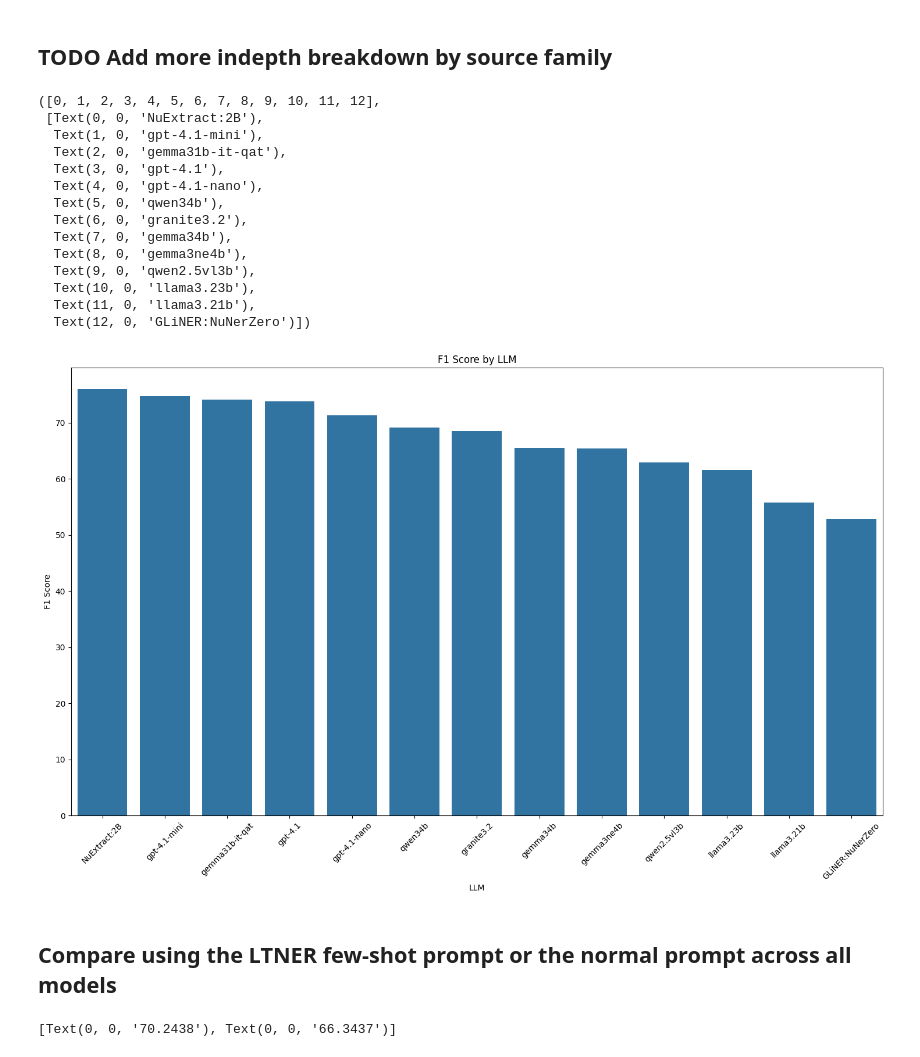
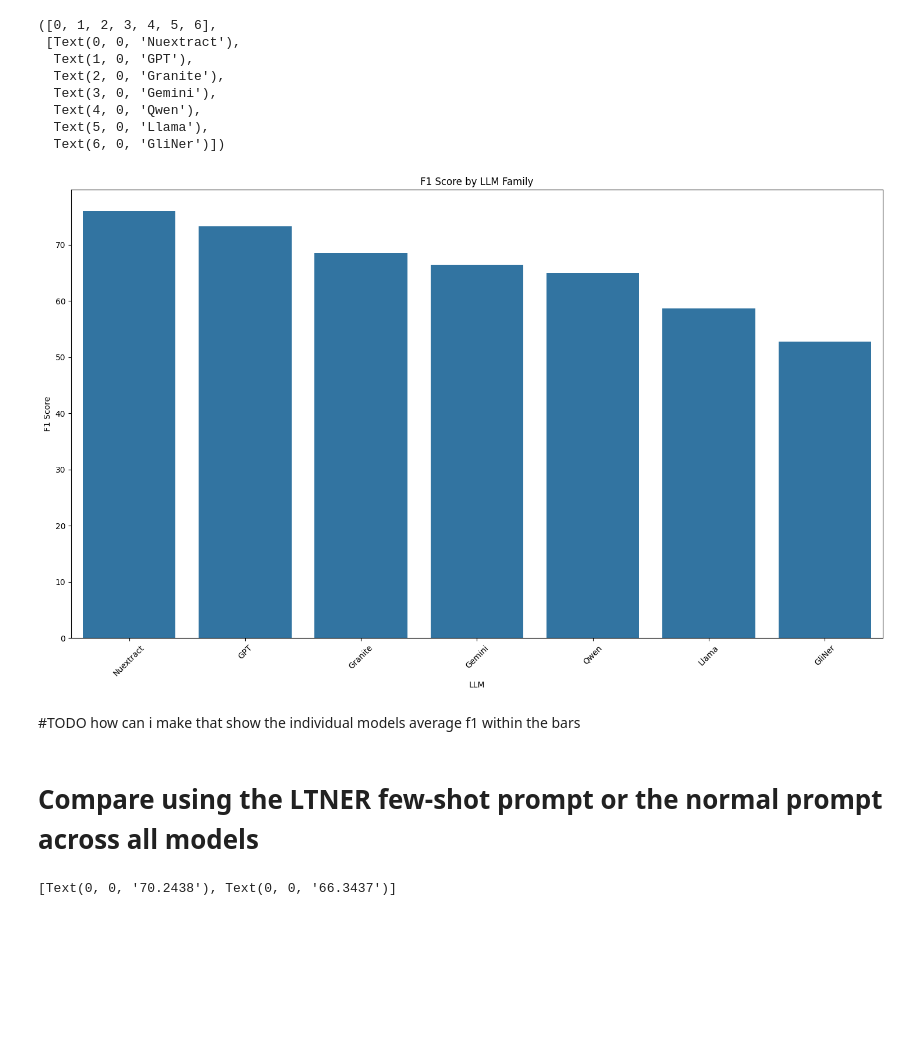
Before and after one commit to AaronYuuu/PDF_benchmarking, a Jupyter notebook: getJSON/vis.ipynb, the cells around one changed output. Drawn from its saved outputs; the diff is of its cells as text; code cells hidden in the pictures; blank space fills up the shorter version.

Commit message:
updated graphs

```diff
--- a/getJSON/vis.ipynb
+++ b/getJSON/vis.ipynb
@@ -20,35 +10,46 @@ plt.tight_layout()
-# %% [markdown]
-## TODO Add more indepth breakdown by source family
 # %%
 data["Image"] = data['LLM'].apply(lambda x: True if 'ImageInput' in x else False)
 df = data.copy()
 # %%
+def family(name):
+    if 'gpt' in name.lower():
+        return 'GPT'
+    elif 'llama' in name.lower():
+        return 'Llama'
+    elif 'gemma' in name.lower():
+        return 'Gemini'
+    elif 'nuextract' in name.lower():
+        return 'Nuextract'
+    elif 'granite' in name.lower():
+        return 'Granite'
+    elif 'qwen' in name.lower():
+        return 'Qwen'
+    else:
+        return 'GliNer'
+
 df['LLM'] = df['LLM'].apply(lambda x: x.replace('*ImageInput*', ""))
-d = df.groupby('LLM').F1score.mean().sort_values(ascending=False)
+df['Family'] = df['LLM'].apply(lambda x: family(x))
+d = df.groupby('Family').F1score.mean().sort_values(ascending=False)
 plt.figure(figsize=(18, 10))
 sns.barplot(x=d.index, y=d.values)
-plt.title('F1 Score by LLM')
+plt.title('F1 Score by LLM Family')
 plt.xlabel('LLM')
 plt.ylabel('F1 Score')
 plt.xticks(rotation=45)
 # %% [output]
-([0, 1, 2, 3, 4, 5, 6, 7, 8, 9, 10, 11, 12],
- [Text(0, 0, 'NuExtract:2B'),
-  Text(1, 0, 'gpt-4.1-mini'),
-  Text(2, 0, 'gemma31b-it-qat'),
-  Text(3, 0, 'gpt-4.1'),
-  Text(4, 0, 'gpt-4.1-nano'),
-  Text(5, 0, 'qwen34b'),
-  Text(6, 0, 'granite3.2'),
-  Text(7, 0, 'gemma34b'),
-  Text(8, 0, 'gemma3ne4b'),
-  Text(9, 0, 'qwen2.5vl3b'),
-  Text(10, 0, 'llama3.23b'),
-  Text(11, 0, 'llama3.21b'),
-  Text(12, 0, 'GLiNER:NuNerZero')])
+([0, 1, 2, 3, 4, 5, 6],
+ [Text(0, 0, 'Nuextract'),
+  Text(1, 0, 'GPT'),
+  Text(2, 0, 'Granite'),
+  Text(3, 0, 'Gemini'),
+  Text(4, 0, 'Qwen'),
+  Text(5, 0, 'Llama'),
+  Text(6, 0, 'GliNer')])
-[figure, old version]
+[figure, new version]
+# %% [markdown]
+#TODO how can i make that show the individual models average f1 within the bars
 # %% [markdown]
-## Compare using the LTNER few-shot prompt or the normal prompt across all models
+# Compare using the LTNER few-shot prompt or the normal prompt across all models
 # %%
 data.head()
 df = data.groupby(['Prompt']).F1score.mean().sort_values(ascending=False)
```
Also changed, not shown: parts of 7 cells of this notebook.
